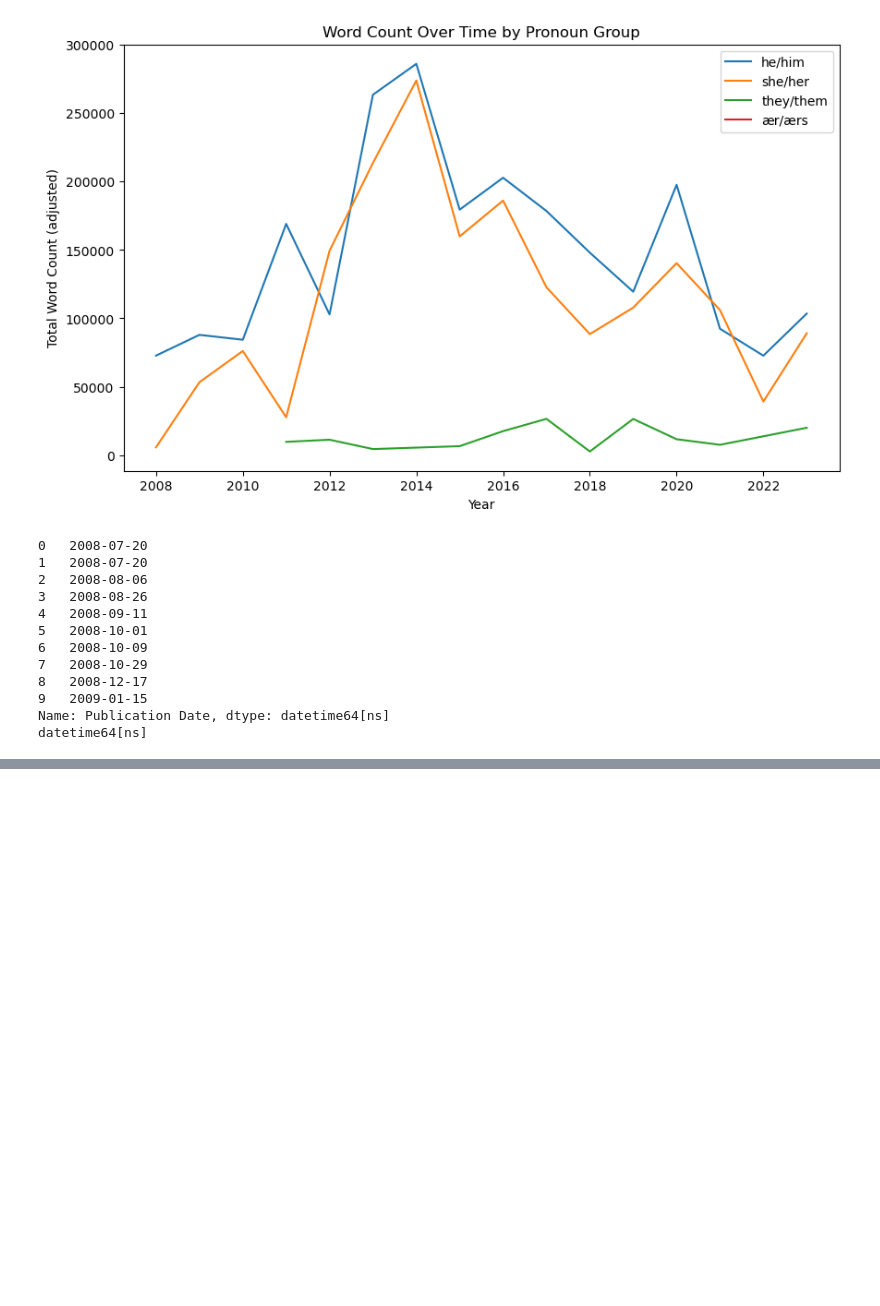
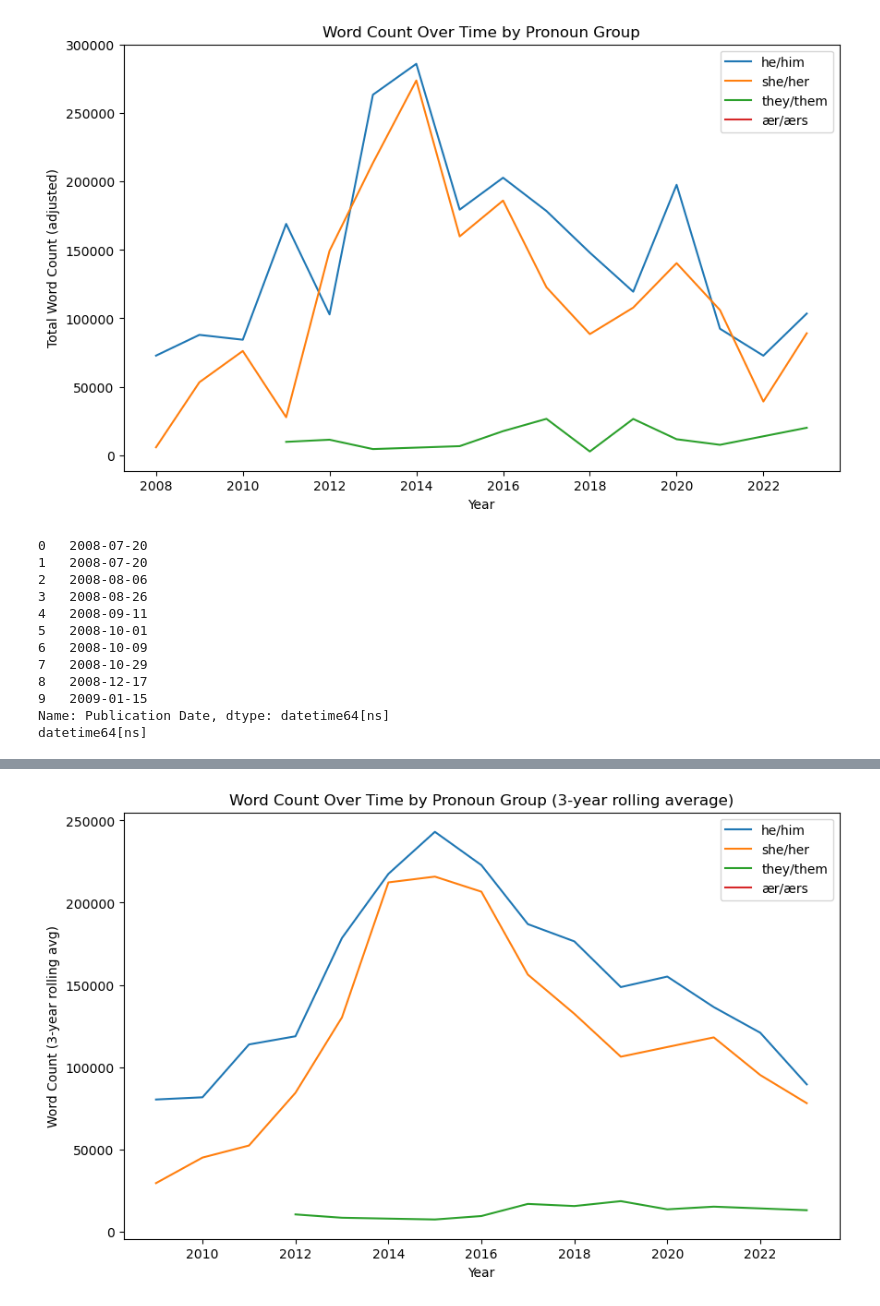
Before and after one commit to batmandoescalc/gvp, a Jupyter notebook: time_series.ipynb, the cells around one changed output, grey strips where cells are left out. Cells and saved outputs as stored; diff of their text form; code cells hidden in the pictures; blank space fills up the shorter version.

```diff
--- a/time_series.ipynb
+++ b/time_series.ipynb
@@ -85,0 +114,14 @@ datetime64[ns]
+# %%
+rolling_wc = time_series.copy()
+rolling_wc = rolling_wc.sort_values(['Pronoun', 'year'])
+rolling_wc['rolling_wc'] = rolling_wc.groupby('Pronoun')['adjusted_wc'].transform(lambda x: x.rolling(3, min_periods=2).mean())
+plt.figure(figsize=(10, 6))
+for pronoun, grp in rolling_wc.groupby('Pronoun'):
+    plt.plot(grp['year'], grp['rolling_wc'], label=pronoun)
+plt.xlabel("Year")
+plt.ylabel("Word Count (3-year rolling avg)")
+plt.title("Word Count Over Time by Pronoun Group (3-year rolling average)")
+plt.legend()
+plt.show()
+# %% [output]
+[figure, added]
```
Also changed, not shown: parts of 3 cells of this notebook.
